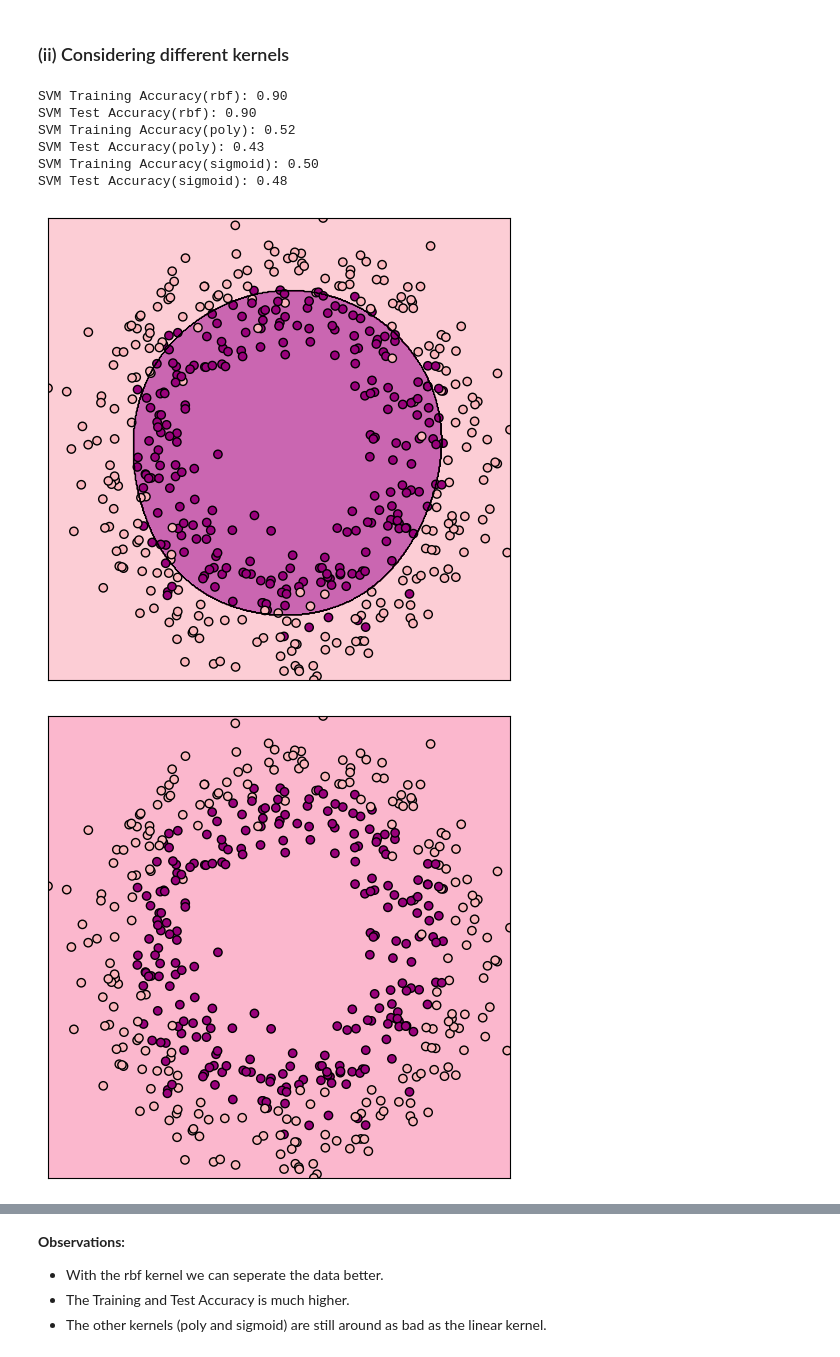
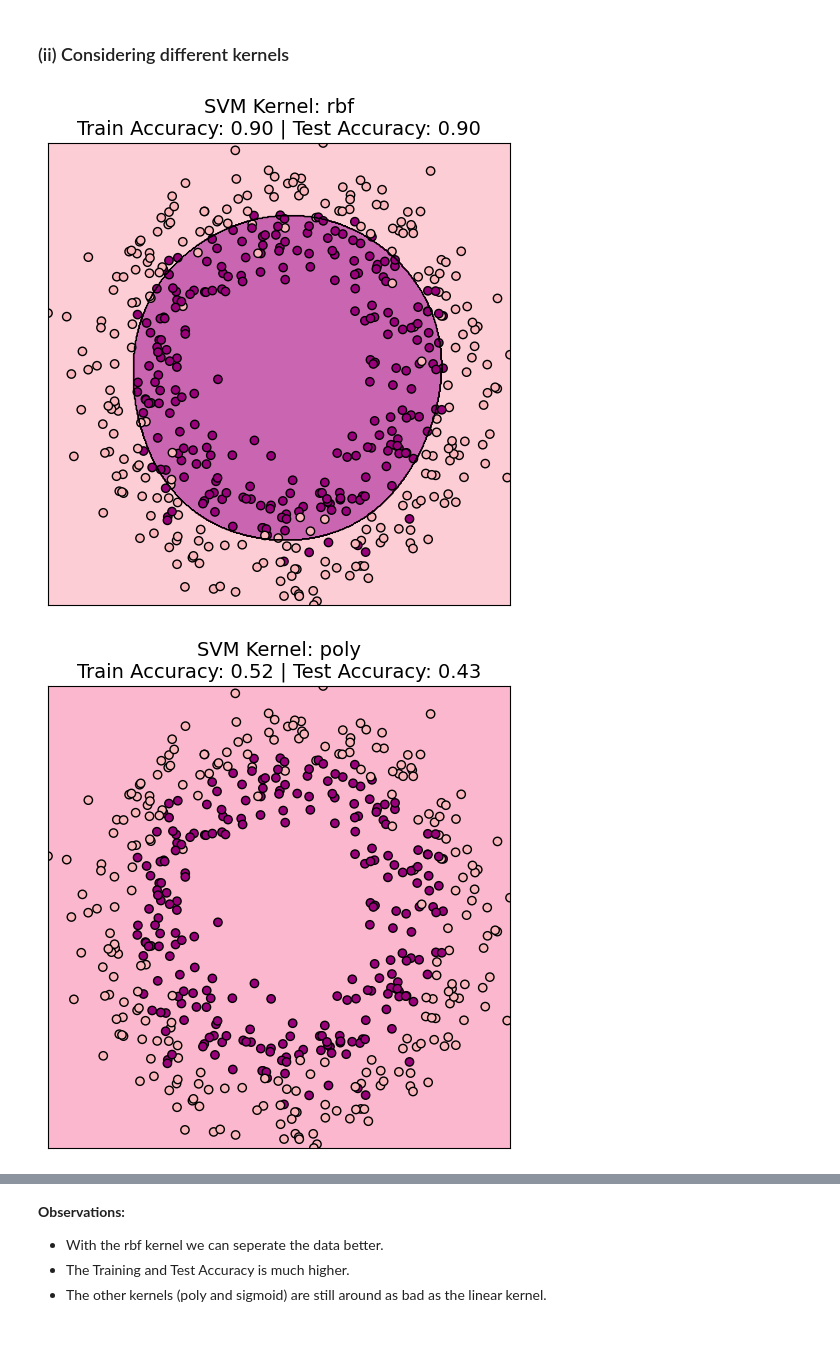
Before and after one commit to apanholzer/MML, a Jupyter notebook: exercise_9_2_panholzer.ipynb, the cells around one changed output, grey strips where cells are left out. Cells and saved outputs as stored; diff of their text form; code cells hidden in the pictures.

```diff
--- a/exercise_9_2_panholzer.ipynb
+++ b/exercise_9_2_panholzer.ipynb
@@ -37,6 +40,12 @@ zz = y_pred.reshape(x0.shape)
 plt.contourf(x0, x1, zz, alpha = 0.6, cmap = truncated_RdPu)
 plt.contour(x0, x1, zz, colors = ['black'], linewidths = [0.4])
 plt.scatter(X[:,0], X[:,1], c = y, edgecolors = 'k', cmap = truncated_RdPu)
+ax.set_title(
+        f"SVM - linear kernel\n"
+        f"Train Accuracy: {svm_train_accuracy:.2f} | "
+        f"Test Accuracy: {svm_test_accuracy:.2f}",
+        fontsize = 14
+    )
 ax.set_box_aspect(1)
 ax.xaxis.set_tick_params(labelbottom = False)
 ax.yaxis.set_tick_params(labelleft = False)
@@ -66,37 +71,37 @@ kernels = ['rbf', 'poly', 'sigmoid']
 # %%
 for kernel in kernels:
     class_kernel = SVC(kernel = kernel, degree = 3)
     class_kernel.fit(X_train, y_train)
+
+    svm_train_accuracy_kernel = np.mean(class_kernel.predict(X_train) == y_train)
+    svm_test_accuracy_kernel = np.mean(class_kernel.predict(X_test) == y_test)
 
     fig = plt.figure(figsize = (8, 6))
     ax = fig.add_subplot()
     x0, x1 = np.meshgrid(
         np.linspace(X[:,0].min(), X[:,0].max(), 500).reshape(-1, 1),
         np.linspace(X[:,1].min(), X[:,1].max(), 500).reshape(-1, 1)
     )
     x_new = np.c_[x0.ravel(), x1.ravel()]
     y_pred = class_kernel.predict(x_new)
     zz = y_pred.reshape(x0.shape)
 
     plt.contourf(x0, x1, zz, alpha = 0.6, cmap = truncated_RdPu)
     plt.contour(x0, x1, zz, colors = ['black'], linewidths = [0.4])
     plt.scatter(X[:,0], X[:,1], c = y, edgecolors = 'k', cmap = truncated_RdPu)
+
+    ax.set_title(
+        f"SVM Kernel: {kernel}\n"
+        f"Train Accuracy: {svm_train_accuracy_kernel:.2f} | "
+        f"Test Accuracy: {svm_test_accuracy_kernel:.2f}",
+        fontsize = 14
+    )
+
     ax.set_box_aspect(1)
     ax.xaxis.set_tick_params(labelbottom = False)
     ax.yaxis.set_tick_params(labelleft = False)
     ax.set_xticks([])
     ax.set_yticks([])
-
-    svm_train_accuracy_kernel = np.mean(class_kernel.predict(X_train) == y_train)
-    print(f'SVM Training Accuracy({kernel}): {svm_train_accuracy_kernel:.2f}')
-    svm_test_accuracy_kernel = np.mean(class_kernel.predict(X_test) == y_test)
-    print(f'SVM Test Accuracy({kernel}): {svm_test_accuracy_kernel:.2f}')
 # %% [output]
-SVM Training Accuracy(rbf): 0.90
-SVM Test Accuracy(rbf): 0.90
-SVM Training Accuracy(poly): 0.52
-SVM Test Accuracy(poly): 0.43
-SVM Training Accuracy(sigmoid): 0.50
-SVM Test Accuracy(sigmoid): 0.48
-[figure, old version]
+[figure, new version]
-[figure, old version]
+[figure, new version]
```
Also changed, not shown: parts of 3 cells of this notebook, 1 other file.
